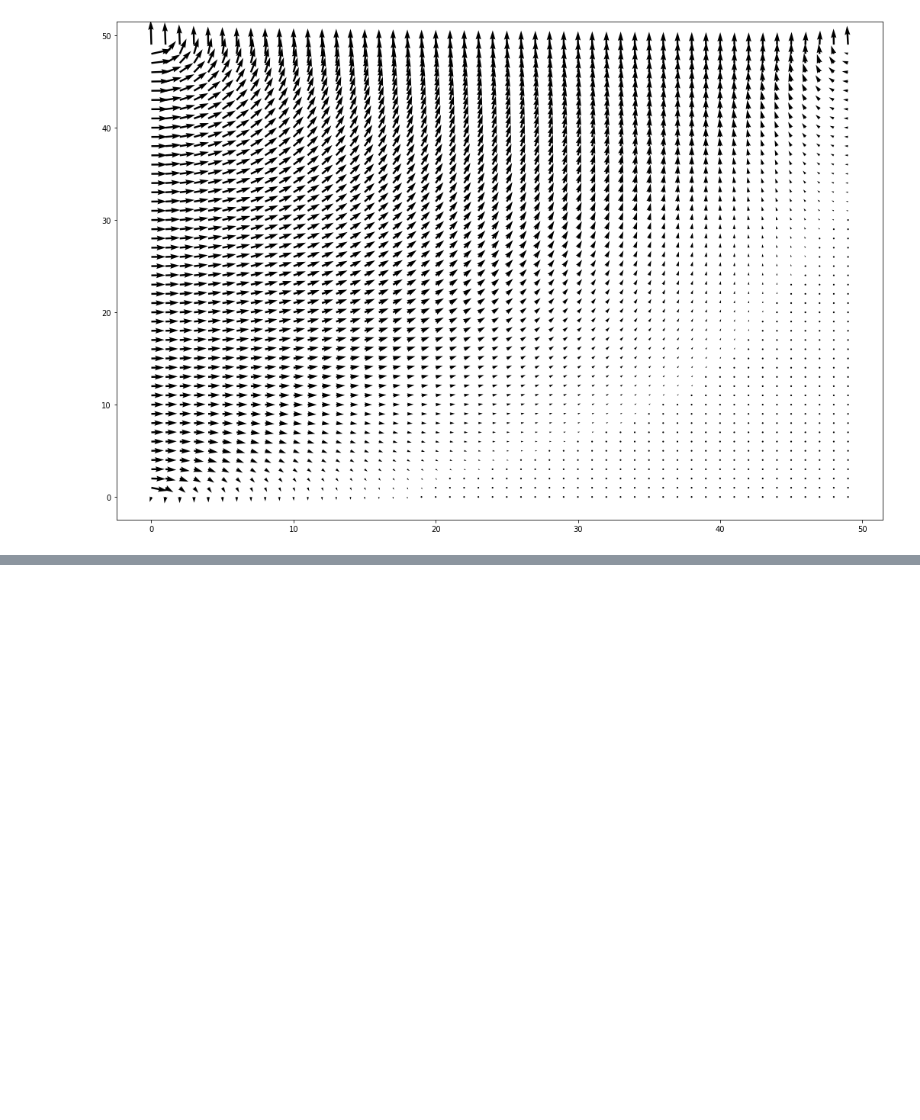
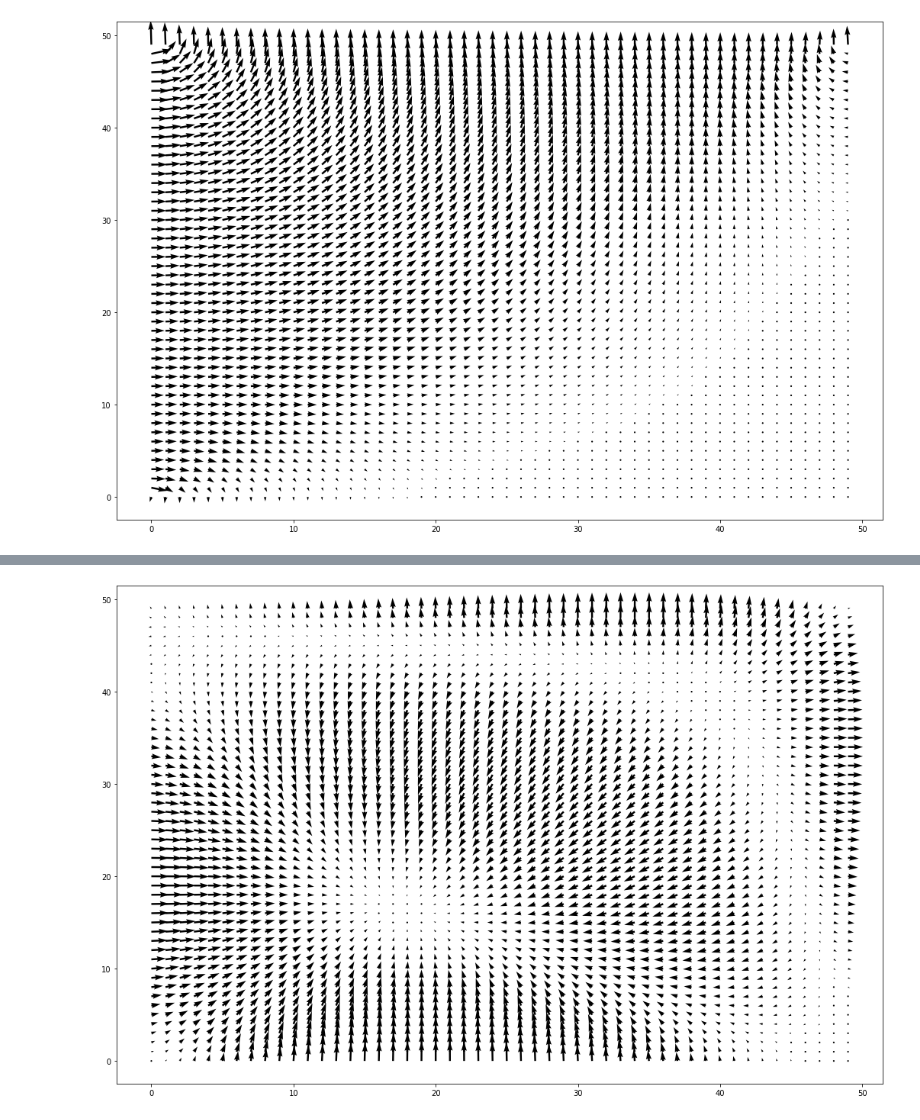
Before and after one commit to Zaptos27/Numerical_methods_project, a Jupyter notebook: test_code.ipynb, the cells around one changed output, grey strips where cells are left out. Cells and saved outputs as stored; diff of their text form; code cells hidden in the pictures; blank space fills up the shorter version.

```diff
--- a/test_code.ipynb
+++ b/test_code.ipynb
@@ -157,0 +274,19 @@ with the boundary conditions (?):
+# %%
+DXX = Dx @ u_starx
+DYY = Dy @ u_stary
+# %%
+D2 = np.eye(N, k=1) + np.eye(N, k=-1) - 2 * np.eye(N)
+D2 /= dx**2
+L = np.kron(D2, np.eye(N)) + np.kron(np.eye(N), D2)
+# %%
+# res_ = linalg.solve(L, (-(L1 @ u_starx + L1 @ u_stary)))
+phi = linalg.solve(L, (-(DXX + DYY)))
+# %%
+dphi = [Dx @ phi, Dy @ phi]
+# %%
+plt.figure(figsize=(18, 12))
+plt.quiver(xx, yy, dphi[0], dphi[1])
+# plt.streamplot(xx, yy, u_star1, u_star2)
+plt.show()
+# %% [output]
+[figure, added]
```
Also changed, not shown: parts of 28 cells of this notebook, 1 other file.
